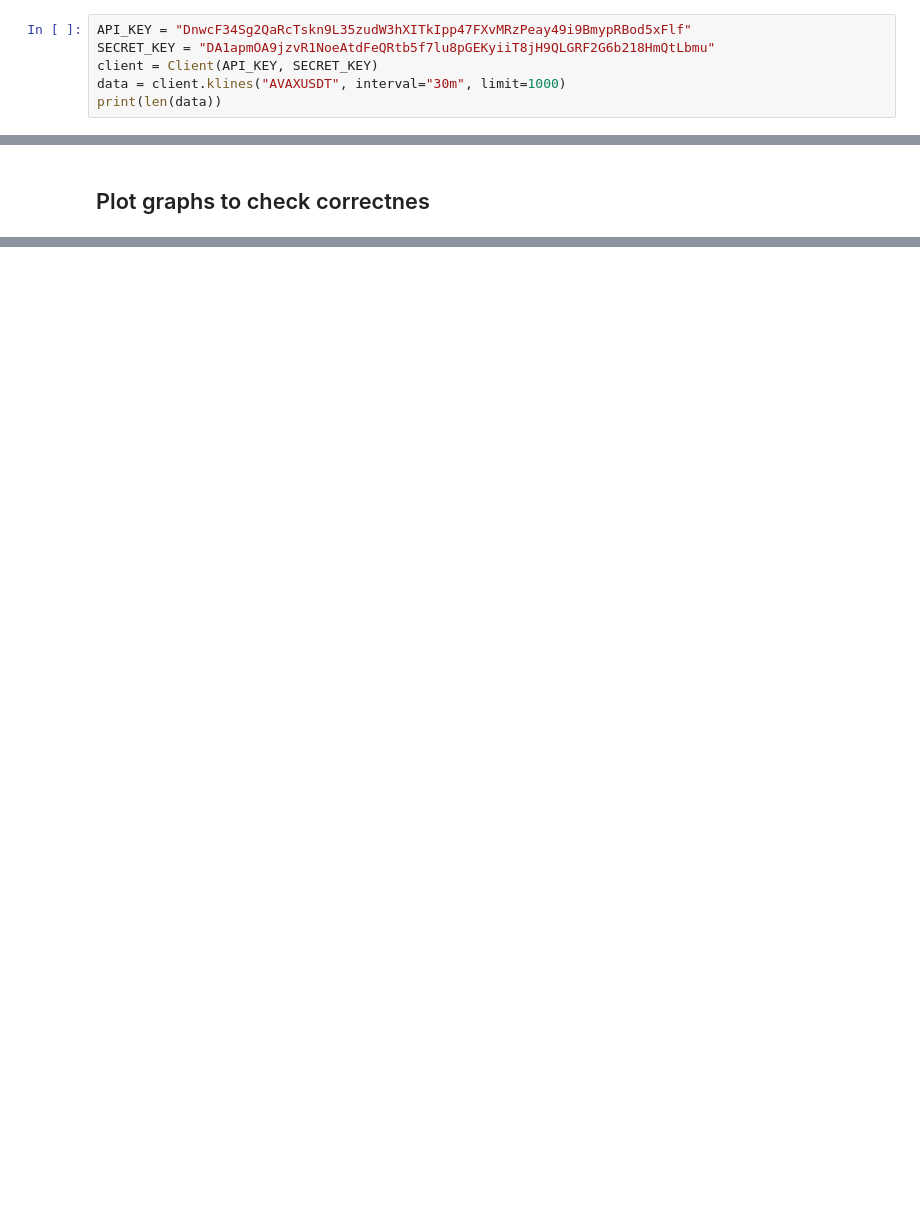
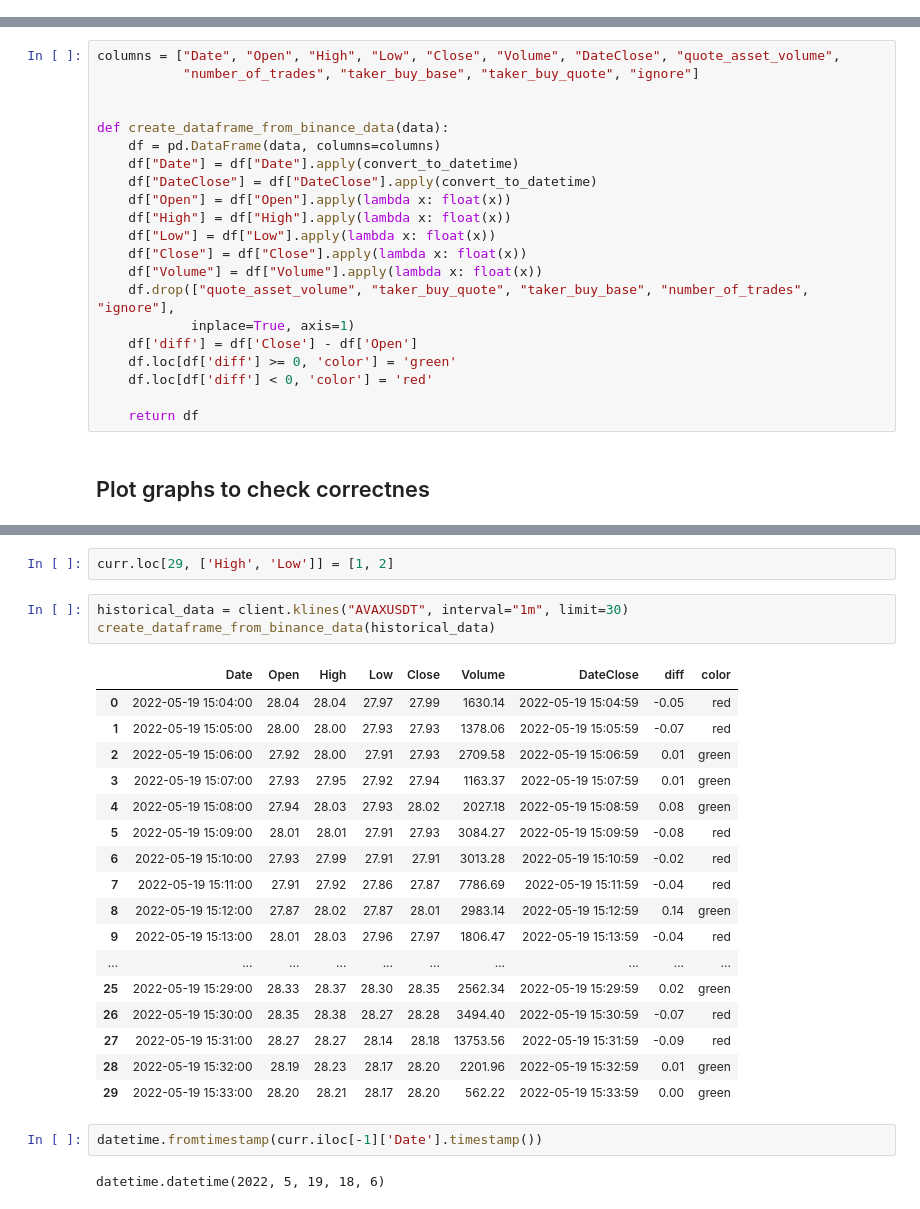
Before and after one commit to MAGLeb/current_practice, a Jupyter notebook: binance_crypto_trading/main.ipynb, the cells around one changed output, grey strips where cells are left out. Saved outputs shown, nothing was run; the diff lists cells and outputs as text; blank space fills up the shorter version.

```diff
--- a/binance_crypto_trading/main.ipynb
+++ b/binance_crypto_trading/main.ipynb
@@ -19,8 +27,2 @@ print(len(data))
 # %% [markdown]
 ## BYBIT
-# %%
-API_KEY = "DnwcF34Sg2QaRcTskn9L35zudW3hXITkIpp47FXvMRzPeay49i9BmypRBod5xFlf"
-SECRET_KEY = "DA1apmOA9jzvR1NoeAtdFeQRtb5f7lu8pGEKyiiT8jH9QLGRF2G6b218HmQtLbmu"
-client = Client(API_KEY, SECRET_KEY)
-data = client.klines("AVAXUSDT", interval="30m", limit=1000)
-print(len(data))
@@ -29,2 +39,23 @@ print(len(data))
+# %%
+columns = ["Date", "Open", "High", "Low", "Close", "Volume", "DateClose", "quote_asset_volume",
+           "number_of_trades", "taker_buy_base", "taker_buy_quote", "ignore"]
+
+
+def create_dataframe_from_binance_data(data):
+    df = pd.DataFrame(data, columns=columns)
+    df["Date"] = df["Date"].apply(convert_to_datetime)
+    df["DateClose"] = df["DateClose"].apply(convert_to_datetime)
+    df["Open"] = df["Open"].apply(lambda x: float(x))
+    df["High"] = df["High"].apply(lambda x: float(x))
+    df["Low"] = df["Low"].apply(lambda x: float(x))
+    df["Close"] = df["Close"].apply(lambda x: float(x))
+    df["Volume"] = df["Volume"].apply(lambda x: float(x))
+    df.drop(["quote_asset_volume", "taker_buy_quote", "taker_buy_base", "number_of_trades", "ignore"],
+            inplace=True, axis=1)
+    df['diff'] = df['Close'] - df['Open']
+    df.loc[df['diff'] >= 0, 'color'] = 'green'
+    df.loc[df['diff'] < 0, 'color'] = 'red'
+
+    return df
 # %% [markdown]
 ## Plot graphs to check correctnes
@@ -87,0 +199,27 @@ fig3.show()
+# %%
+curr.loc[29, ['High', 'Low']] = [1, 2]
+# %%
+historical_data = client.klines("AVAXUSDT", interval="1m", limit=30)
+create_dataframe_from_binance_data(historical_data)
+# %% [output]
+|  | Date | Open | High | Low | Close | Volume | DateClose | diff | color |
+| 0 | 2022-05-19 15:04:00 | 28.04 | 28.04 | 27.97 | 27.99 | 1630.14 | 2022-05-19 15:04:59 | -0.05 | red |
+| 1 | 2022-05-19 15:05:00 | 28.00 | 28.00 | 27.93 | 27.93 | 1378.06 | 2022-05-19 15:05:59 | -0.07 | red |
+| 2 | 2022-05-19 15:06:00 | 27.92 | 28.00 | 27.91 | 27.93 | 2709.58 | 2022-05-19 15:06:59 | 0.01 | green |
+| 3 | 2022-05-19 15:07:00 | 27.93 | 27.95 | 27.92 | 27.94 | 1163.37 | 2022-05-19 15:07:59 | 0.01 | green |
+| 4 | 2022-05-19 15:08:00 | 27.94 | 28.03 | 27.93 | 28.02 | 2027.18 | 2022-05-19 15:08:59 | 0.08 | green |
+| 5 | 2022-05-19 15:09:00 | 28.01 | 28.01 | 27.91 | 27.93 | 3084.27 | 2022-05-19 15:09:59 | -0.08 | red |
+| 6 | 2022-05-19 15:10:00 | 27.93 | 27.99 | 27.91 | 27.91 | 3013.28 | 2022-05-19 15:10:59 | -0.02 | red |
+| 7 | 2022-05-19 15:11:00 | 27.91 | 27.92 | 27.86 | 27.87 | 7786.69 | 2022-05-19 15:11:59 | -0.04 | red |
+| 8 | 2022-05-19 15:12:00 | 27.87 | 28.02 | 27.87 | 28.01 | 2983.14 | 2022-05-19 15:12:59 | 0.14 | green |
+| 9 | 2022-05-19 15:13:00 | 28.01 | 28.03 | 27.96 | 27.97 | 1806.47 | 2022-05-19 15:13:59 | -0.04 | red |
+| ... | ... | ... | ... | ... | ... | ... | ... | ... | ... |
+| 25 | 2022-05-19 15:29:00 | 28.33 | 28.37 | 28.30 | 28.35 | 2562.34 | 2022-05-19 15:29:59 | 0.02 | green |
+| 26 | 2022-05-19 15:30:00 | 28.35 | 28.38 | 28.27 | 28.28 | 3494.40 | 2022-05-19 15:30:59 | -0.07 | red |
+| 27 | 2022-05-19 15:31:00 | 28.27 | 28.27 | 28.14 | 28.18 | 13753.56 | 2022-05-19 15:31:59 | -0.09 | red |
+| 28 | 2022-05-19 15:32:00 | 28.19 | 28.23 | 28.17 | 28.20 | 2201.96 | 2022-05-19 15:32:59 | 0.01 | green |
+| 29 | 2022-05-19 15:33:00 | 28.20 | 28.21 | 28.17 | 28.20 | 562.22 | 2022-05-19 15:33:59 | 0.00 | green |
+# %%
+datetime.fromtimestamp(curr.iloc[-1]['Date'].timestamp())
+# %% [output]
+datetime.datetime(2022, 5, 19, 18, 6)
```
Also changed, not shown: parts of 20 cells of this notebook, 6 other files.
